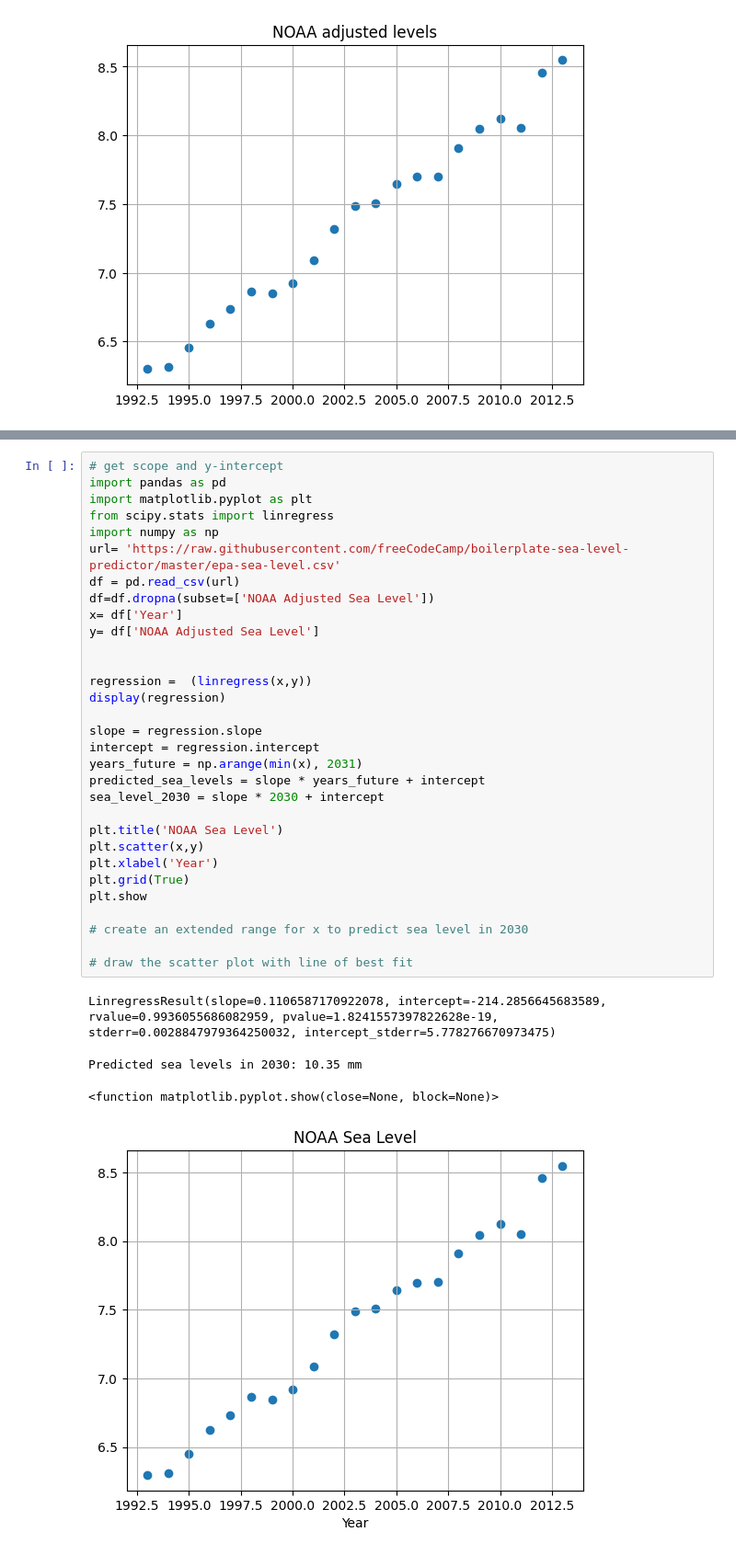
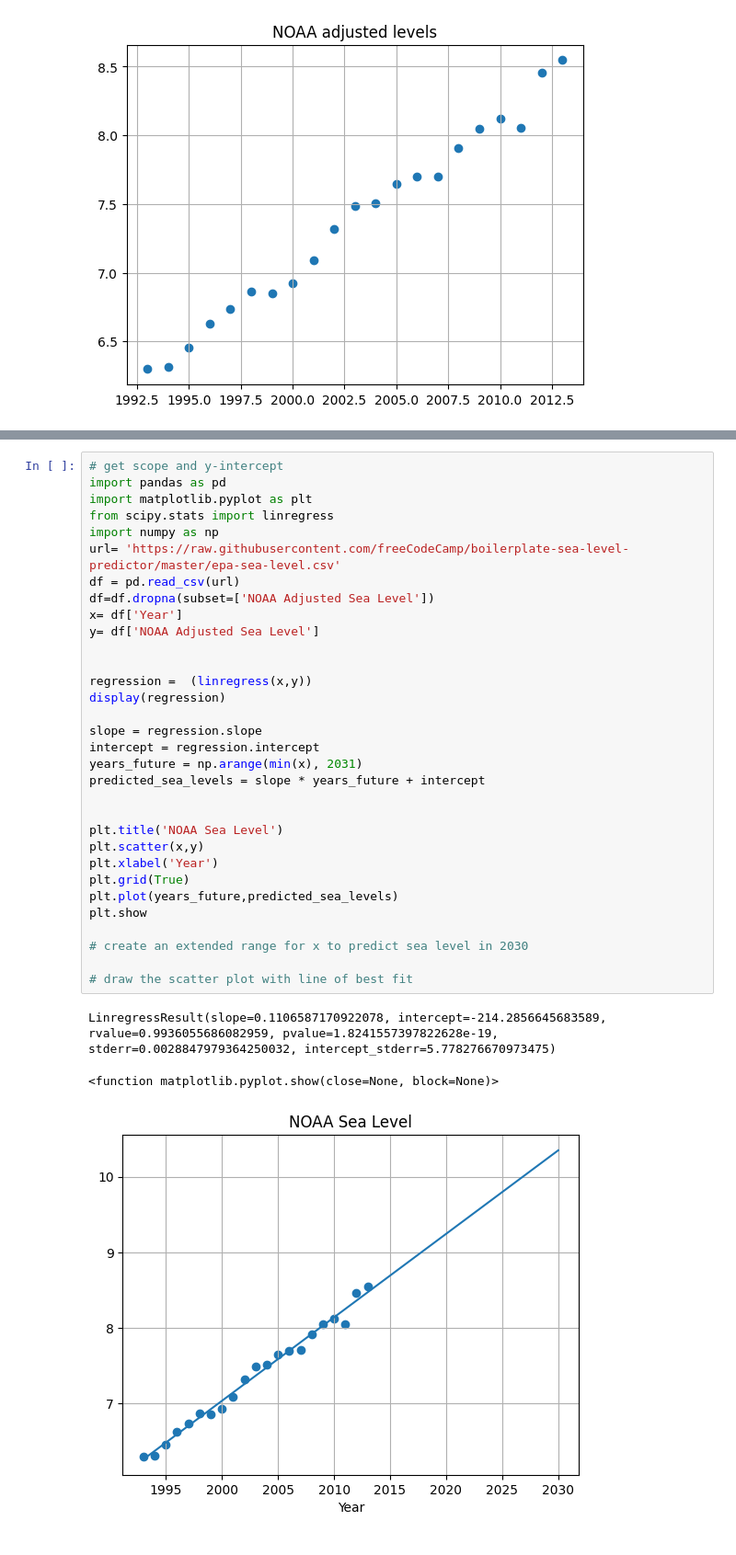
Before and after one commit to Kavikarthik14/Data-with-python, a Jupyter notebook: My_Proj_of_14_Sea_Levels_Project.ipynb, the cells around one changed output, grey strips where cells are left out. Shown: that part at 92% size. Saved outputs shown, nothing was run; the diff lists cells and outputs as text.

```diff
--- a/My_Proj_of_14_Sea_Levels_Project.ipynb
+++ b/My_Proj_of_14_Sea_Levels_Project.ipynb
@@ -180,37 +197,37 @@ Predicted sea levels in 2050: 10.18 mm
 import pandas as pd
 import matplotlib.pyplot as plt
 from scipy.stats import linregress
 import numpy as np
 url= 'https://raw.githubusercontent.com/freeCodeCamp/boilerplate-sea-level-predictor/master/epa-sea-level.csv'
 df = pd.read_csv(url)
 df=df.dropna(subset=['NOAA Adjusted Sea Level'])
 x= df['Year']
 y= df['NOAA Adjusted Sea Level']
 
 
 regression =  (linregress(x,y))
 display(regression)
 
 slope = regression.slope
 intercept = regression.intercept
 years_future = np.arange(min(x), 2031)
 predicted_sea_levels = slope * years_future + intercept
-sea_level_2030 = slope * 2030 + intercept
+
 
 plt.title('NOAA Sea Level')
 plt.scatter(x,y)
 plt.xlabel('Year')
 plt.grid(True)
+plt.plot(years_future,predicted_sea_levels)
 plt.show
 
 # create an extended range for x to predict sea level in 2030
 
 # draw the scatter plot with line of best fit
 # %% [output]
 LinregressResult(slope=0.1106587170922078, intercept=-214.2856645683589, rvalue=0.9936055686082959, pvalue=1.8241557397822628e-19, stderr=0.0028847979364250032, intercept_stderr=5.778276670973475)
-Predicted sea levels in 2030: 10.35 mm
+<function matplotlib.pyplot.show(close=None, block=None)>
-<function matplotlib.pyplot.show(close=None, block=None)>
-[figure, old version]
+[figure, new version]
 # %% [markdown]
 
 ### Exercise 6 - shorter range (starting 2000)
```
Also changed, not shown: parts of 13 cells of this notebook.
